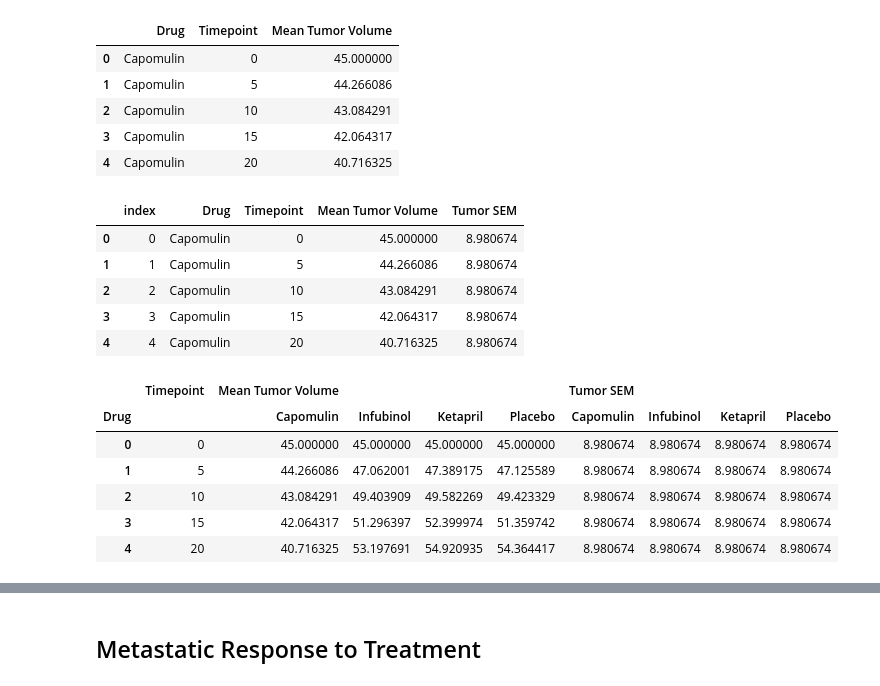
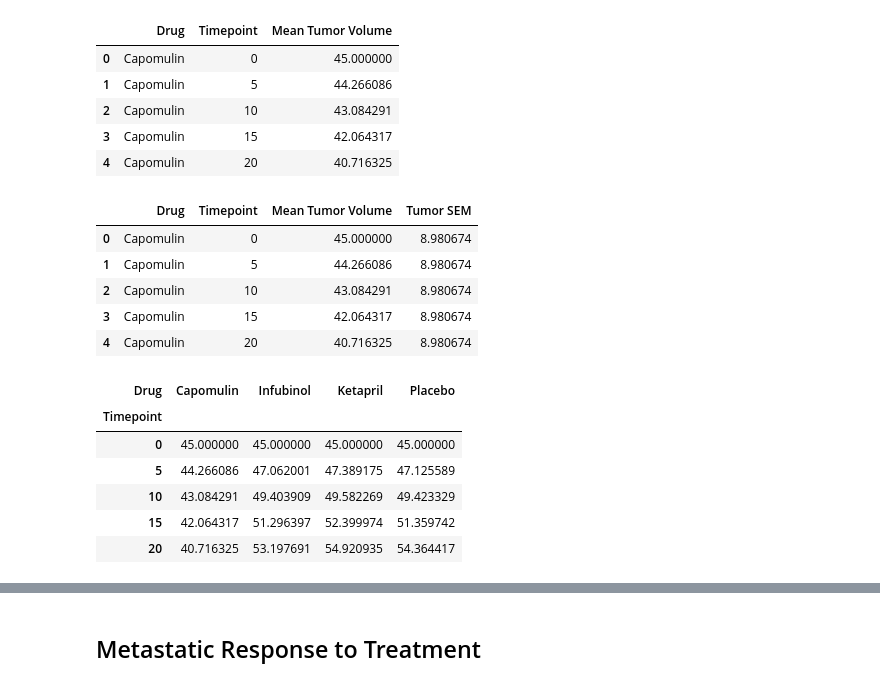
Before and after one commit to SMahashraya/pymaceuticals, a Jupyter notebook: pymaceuticals_starter.ipynb, the cells around one changed output, grey strips where cells are left out. Drawn from its saved outputs; the diff is of its cells as text; code cells hidden in the pictures.

```diff
--- a/pymaceuticals_starter.ipynb
+++ b/pymaceuticals_starter.ipynb
@@ -56,30 +56,32 @@ tumor_sem_df = pd.DataFrame({"Drug" : tumor_avg_df["Drug"],
                           "Timepoint" : tumor_avg_df["Timepoint"],
                           "Mean Tumor Volume" : tumor_avg_df["Mean Tumor Volume"],
                           "Tumor SEM" : tumor_sem})
-tumor_sem_df = tumor_avg_df.reset_index()
+tumor_sem_df.groupby(["Drug", "Timepoint"]).agg({"Mean Tumor Volume": "max", "Tumor SEM": "max"})
+# tumor_sem_df = tumor_sem_df.reset_index()
 # Preview DataFrame
 tumor_sem_df.head(5)
 # %% [output]
-|  | index | Drug | Timepoint | Mean Tumor Volume | Tumor SEM |
-| 0 | 0 | Capomulin | 0 | 45.000000 | 8.980674 |
-| 1 | 1 | Capomulin | 5 | 44.266086 | 8.980674 |
-| 2 | 2 | Capomulin | 10 | 43.084291 | 8.980674 |
-| 3 | 3 | Capomulin | 15 | 42.064317 | 8.980674 |
-| 4 | 4 | Capomulin | 20 | 40.716325 | 8.980674 |
+|  | Drug | Timepoint | Mean Tumor Volume | Tumor SEM |
+| 0 | Capomulin | 0 | 45.000000 | 8.980674 |
+| 1 | Capomulin | 5 | 44.266086 | 8.980674 |
+| 2 | Capomulin | 10 | 43.084291 | 8.980674 |
+| 3 | Capomulin | 15 | 42.064317 | 8.980674 |
+| 4 | Capomulin | 20 | 40.716325 | 8.980674 |
 # %%
 # Minor Data Munging to Re-Format the Data Frames
 rows = ["Ceftamin", "Naftisol", "Propriva", "Ramicane", "Stelasyn", "Zoniferol"]
 tumor_by_drug = tumor_avg_df.set_index("Drug").drop(rows)
-tumor_by_drug = tumor_by_drug.pivot_table(tumor_by_drug, index = "Timepoint", columns="Drug")
-tumor_by_drug = tumor_by_drug.reset_index()
+tumor = tumor_by_drug.reset_index()
+tumor = tumor_by_drug.pivot_table(tumor_by_drug, index = "Timepoint", columns="Drug")
+tumor.columns = tumor.columns.droplevel()
 
 # Preview that Reformatting worked
-tumor_by_drug.head()
+tumor.head()
 # %% [output]
-|  | Timepoint | Mean Tumor Volume |  |  |  | Tumor SEM |  |  |  |
-| Drug |  | Capomulin | Infubinol | Ketapril | Placebo | Capomulin | Infubinol | Ketapril | Placebo |
-| 0 | 0 | 45.000000 | 45.000000 | 45.000000 | 45.000000 | 8.980674 | 8.980674 | 8.980674 | 8.980674 |
-| 1 | 5 | 44.266086 | 47.062001 | 47.389175 | 47.125589 | 8.980674 | 8.980674 | 8.980674 | 8.980674 |
-| 2 | 10 | 43.084291 | 49.403909 | 49.582269 | 49.423329 | 8.980674 | 8.980674 | 8.980674 | 8.980674 |
-| 3 | 15 | 42.064317 | 51.296397 | 52.399974 | 51.359742 | 8.980674 | 8.980674 | 8.980674 | 8.980674 |
-| 4 | 20 | 40.716325 | 53.197691 | 54.920935 | 54.364417 | 8.980674 | 8.980674 | 8.980674 | 8.980674 |
+| Drug | Capomulin | Infubinol | Ketapril | Placebo |
+| Timepoint |  |  |  |  |
+| 0 | 45.000000 | 45.000000 | 45.000000 | 45.000000 |
+| 5 | 44.266086 | 47.062001 | 47.389175 | 47.125589 |
+| 10 | 43.084291 | 49.403909 | 49.582269 | 49.423329 |
+| 15 | 42.064317 | 51.296397 | 52.399974 | 51.359742 |
+| 20 | 40.716325 | 53.197691 | 54.920935 | 54.364417 |
```
Also changed, not shown: parts of 4 cells of this notebook, 1 other file.
